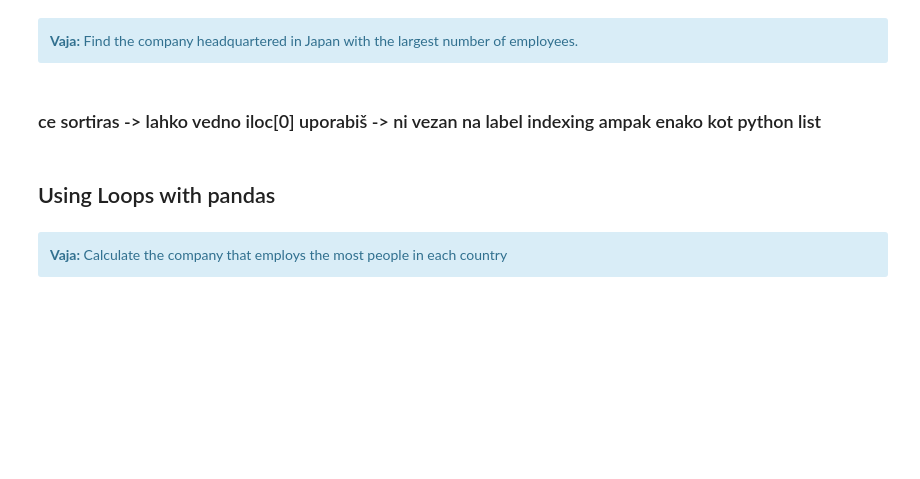
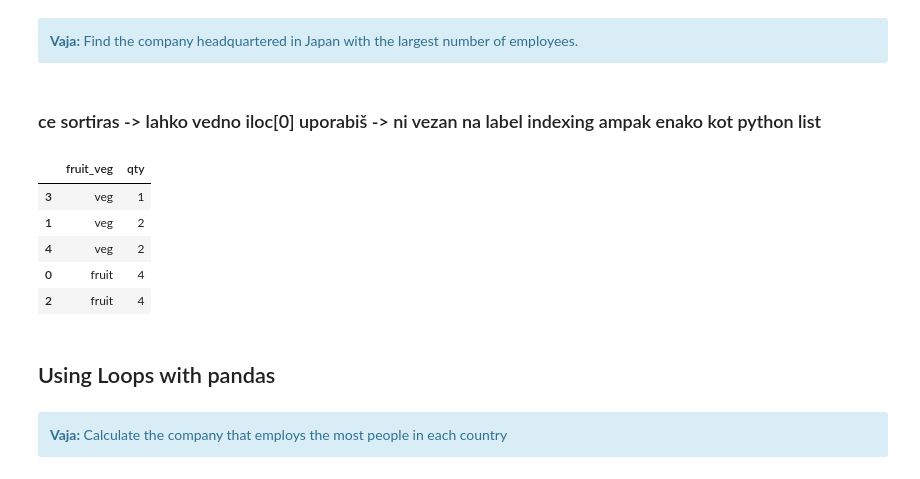
Before and after one commit to mihajlov123/python-analitika-notes, a Jupyter notebook: Del_03_Uvod_v_Pandas/03_Uvod_v_Pandas_CLEAN.ipynb, the cells around one changed output. Cells and saved outputs as stored; diff of their text form; code cells hidden in the pictures; blank space fills up the shorter version.

```diff
--- a/Del_03_Uvod_v_Pandas/03_Uvod_v_Pandas_CLEAN.ipynb
+++ b/Del_03_Uvod_v_Pandas/03_Uvod_v_Pandas_CLEAN.ipynb
@@ -969,6 +1034,18 @@ china_rows.sort_values("employees", ascending=False).head(5)
 ### ce sortiras -> lahko vedno iloc[0] uporabiš -> ni vezan na label indexing ampak enako kot python list
 # %%
 f500[f500["country"] == "Japan"].sort_values("employees", ascending=False).iloc[0]["company"] # ce sortiras -> lahko vedno iloc[0] uporabiš -> ni vezan na label indexing ampak enako kot python list
+# %%
+# dodaten primer
+food = pd.DataFrame({'fruit_veg': ['fruit', 'veg', 'fruit', 'veg', 'veg'], 'qty': [4, 2, 4, 1, 2]},
+                    index=[0, 1, 2, 3, 4])
+food.sort_values("qty") #.reset_index(drop=True)
+# %% [output]
+|  | fruit_veg | qty |
+| 3 | veg | 1 |
+| 1 | veg | 2 |
+| 4 | veg | 2 |
+| 0 | fruit | 4 |
+| 2 | fruit | 4 |
 # %% [markdown]
 ## Using Loops with pandas
 # %%
```
Also changed, not shown: parts of 11 cells of this notebook, 5 other files.
